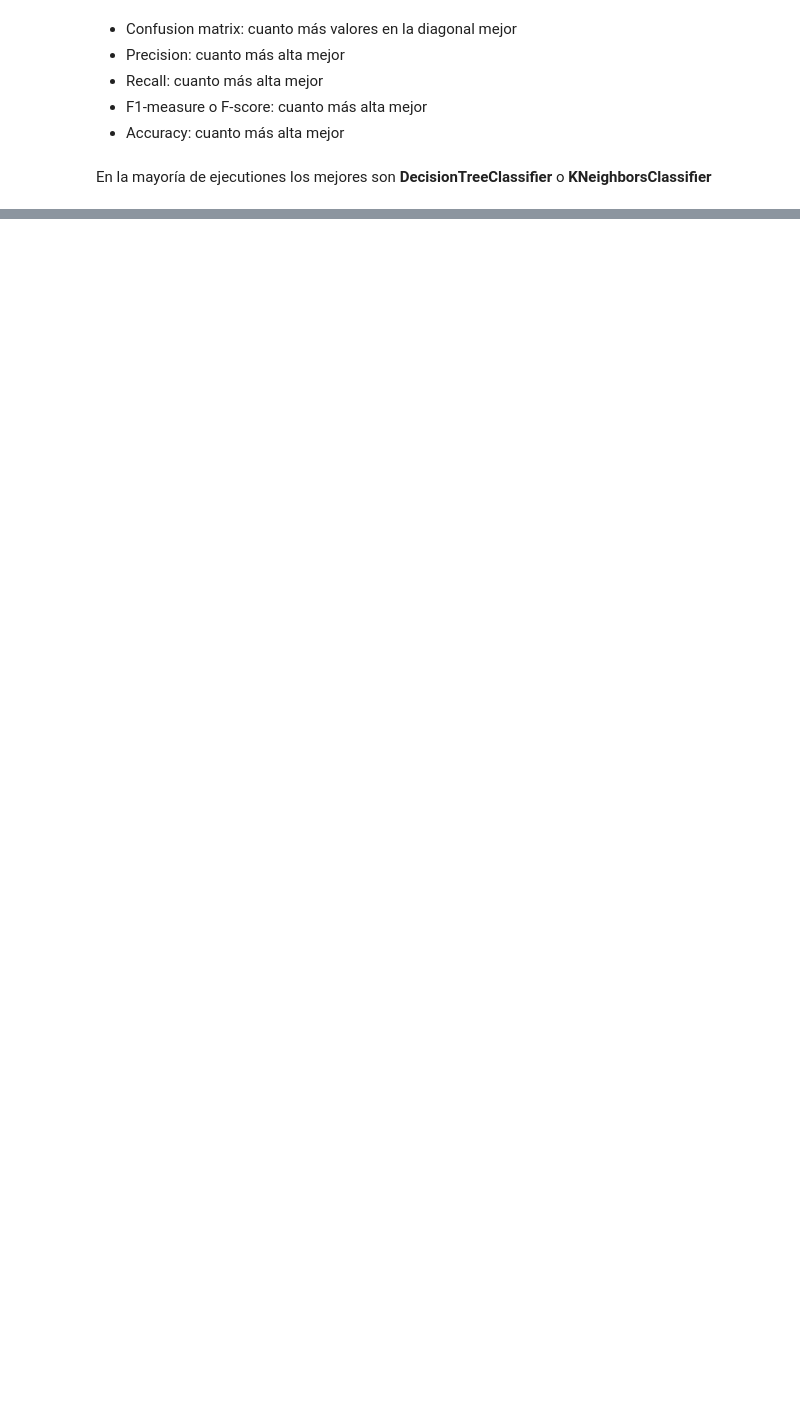
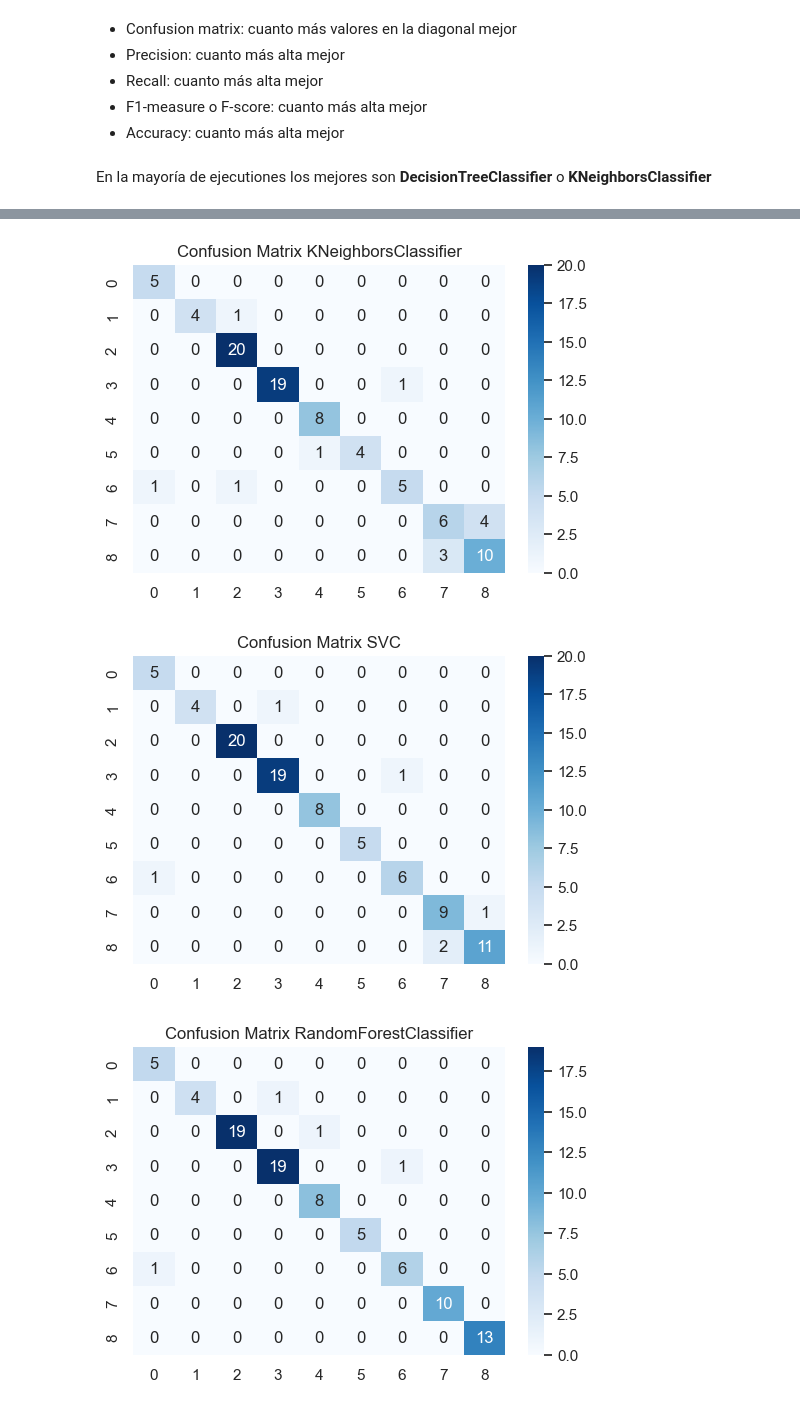
Before and after one commit to nmartinser/Telerehabilitation, a Jupyter notebook: notebooks/ml_gestureLabel.ipynb, the cells around one changed output, grey strips where cells are left out. Cells and saved outputs as stored; diff of their text form; code cells hidden in the pictures; blank space fills up the shorter version.

```diff
--- a/notebooks/ml_gestureLabel.ipynb
+++ b/notebooks/ml_gestureLabel.ipynb
@@ -169,0 +202,24 @@ df['Prediction'] = knn.predict(df_X)
+# %%
+#-------------Parametros---------------
+param_grid_knn = {'n_neighbors': [1, 3, 5, 7, 9]}
+
+param_grid_dtree = {
+    'criterion': ['gini', 'entropy'],
+    'max_depth': [None, 10, 20, 30, 40, 50]
+}
+
+param_grid_nb = {'var_smoothing': np.logspace(0,-9, num=100)}
+
+param_grid_svm = {
+    'C': [0.1, 1, 10, 100],
+    'kernel': ['linear', 'rbf', 'poly', 'sigmoid'],
+    'gamma': ['scale', 'auto']
+}
+
+param_grid_rf = {
+    'n_estimators': [5, 10, 50, 100],
+    'criterion': ['gini', 'entropy'],
+    'max_depth': [None, 10, 20, 30, 40, 50]
+}
+
+param_grid_lr = {"C":np.logspace(-3,3,7), "penalty":["l1","l2"]}
@@ -170 +296,10 @@ df['Prediction'] = knn.predict(df_X)
+# %%
+# Confusion Matrix para mejores modelos
+plot_confusion_matrix(gs_knn.best_estimator_ , test_X, test_y)
+plot_confusion_matrix(gs_svm.best_estimator_ , test_X, test_y)
+plot_confusion_matrix(gs_rf.best_estimator_ , test_X, test_y)
+# %% [output]
+[figure, added]
+[figure, added]
+[figure, added]
 # %%
```
Also changed, not shown: parts of 27 cells of this notebook.
